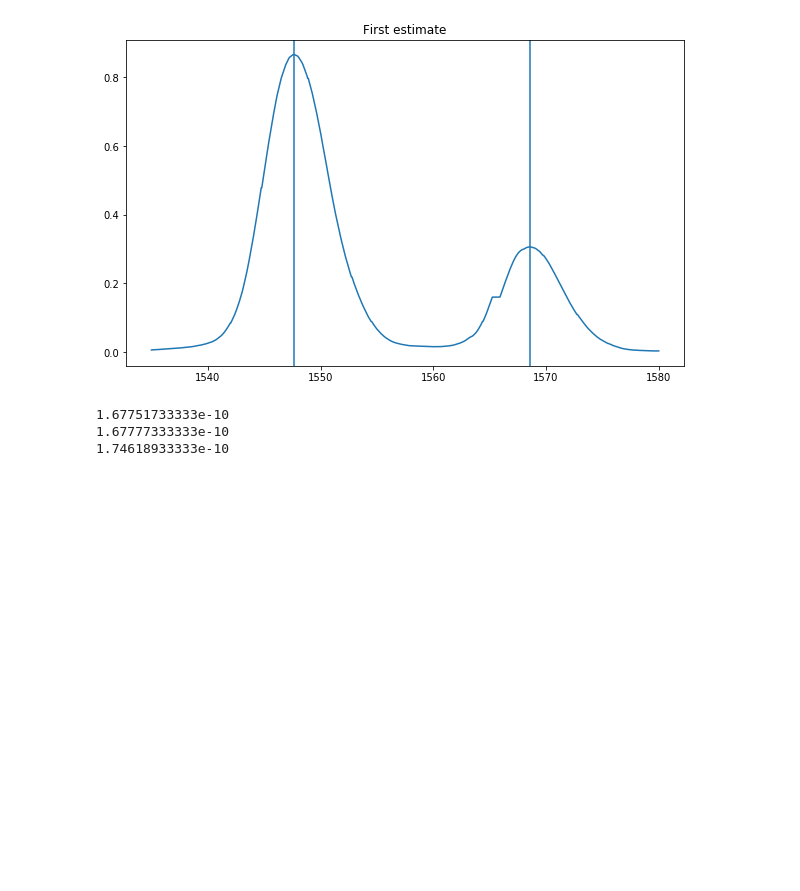
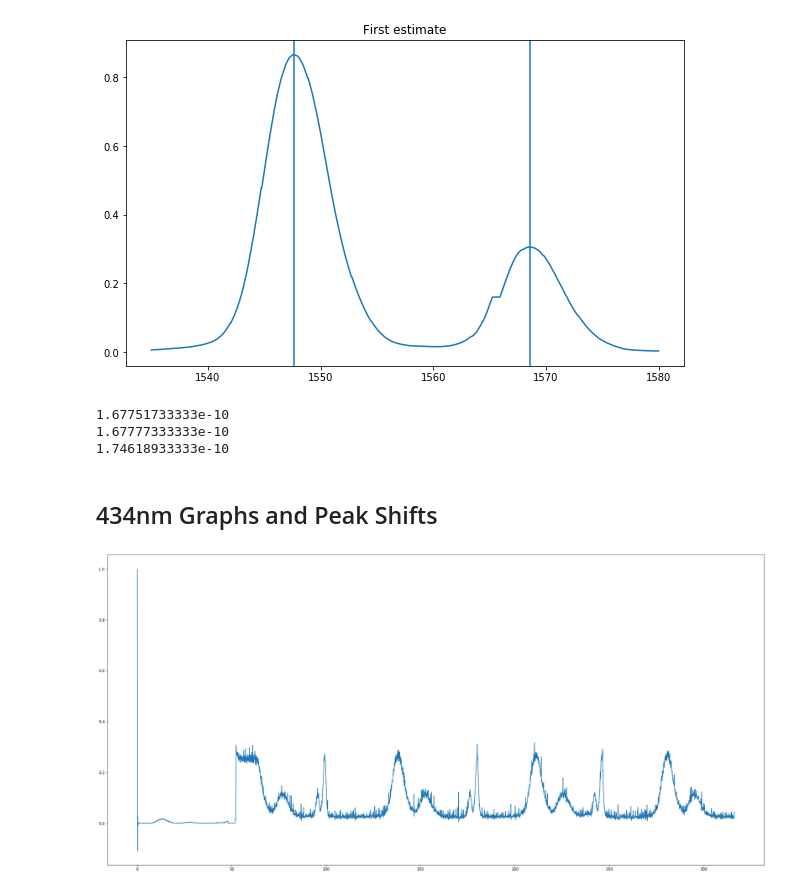
Before and after one commit to JackRoten/HD_shift_Dutt_Roten, a Jupyter notebook: 486nm Shift Analysis.ipynb, the cells around one changed output. Saved outputs shown, nothing was run; the diff lists cells and outputs as text; code cells hidden in the pictures; blank space fills up the shorter version.

```diff
--- a/Data Analysis.ipynb
+++ b/486nm Shift Analysis.ipynb
@@ -202,3 +164,15 @@ print ((deltaC/12)*10**-10)
 1.67751733333e-10
 1.67777333333e-10
 1.74618933333e-10
+# %% [markdown]
+## 434nm Graphs and Peak Shifts
+# %%
+df486 = pd.read_csv('HD_5Angstroms_434.csv')
+df486 = df486.reset_index(drop = True)
+df486.columns = ['ds', 'nA']
+# %%
+plt.figure(figsize=(31,15), facecolor='w')
+plt.plot(df486.ds, df486.nA)
+plt.show()
+# %% [output]
+[figure, added]
```
Also changed, not shown: parts of 7 cells of this notebook, 1 other file.
